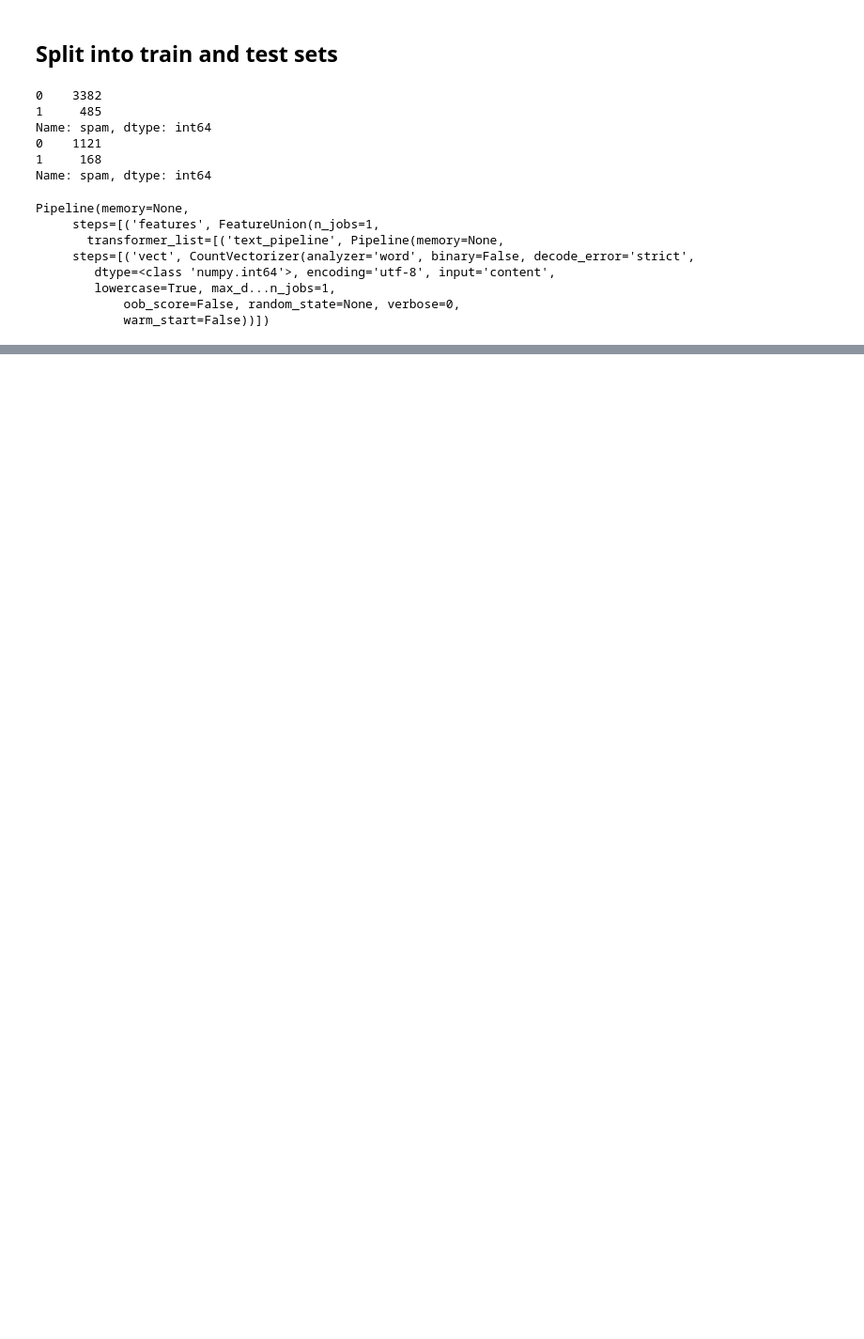
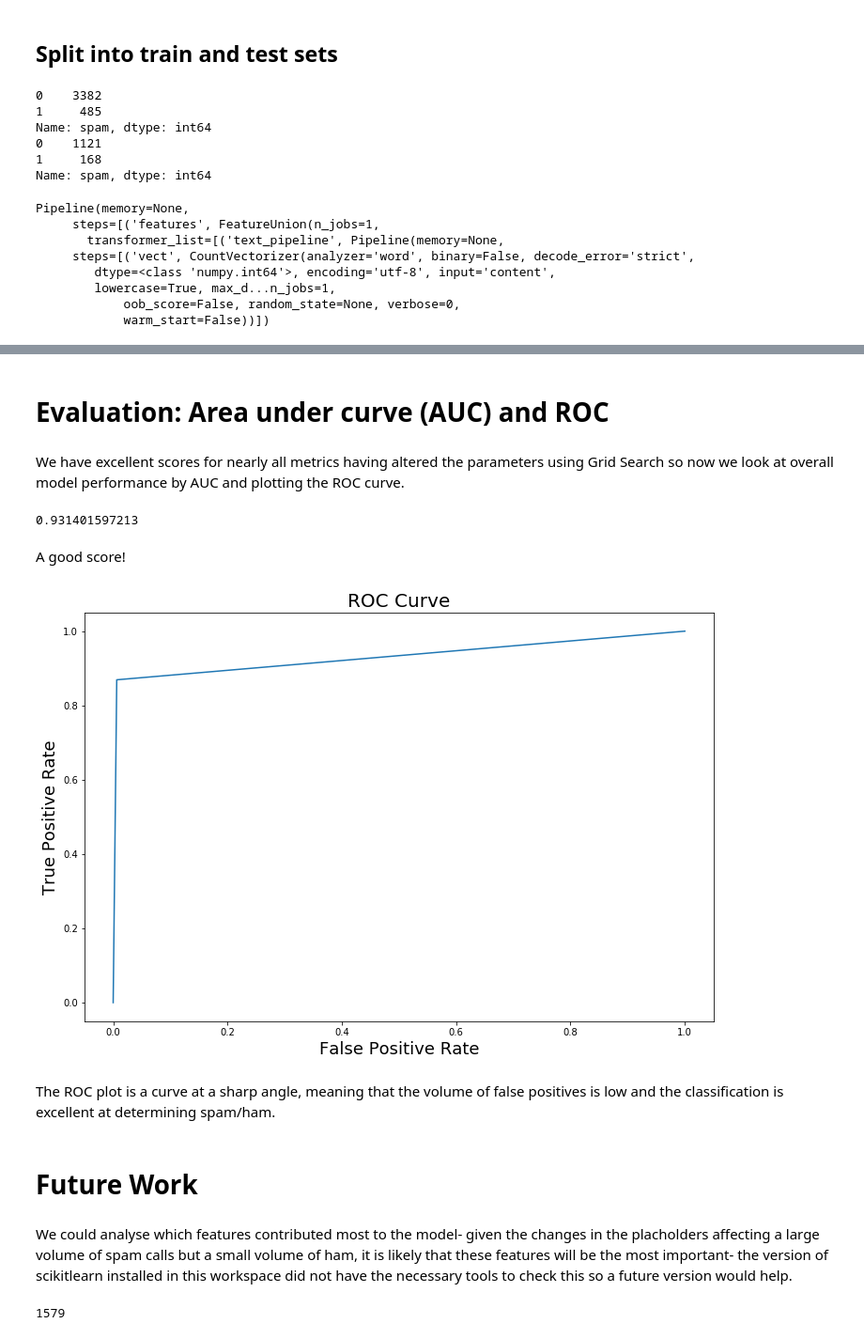
Before and after one commit to docju/capstone2, a Jupyter notebook: Capstone2.ipynb, the cells around one changed output, grey strips where cells are left out. Shown: that part at 94% size. Saved outputs shown, nothing was run; the diff lists cells and outputs as text; code cells hidden in the pictures; blank space fills up the shorter version.

```diff
--- a/Capstone2.ipynb
+++ b/Capstone2.ipynb
@@ -401,0 +616,11 @@ avg / total       0.97      0.97      0.97      1289
+# %%
+pipeline_tree=Pipeline([
+    ('features',FeatureUnion([
+        ('text_pipeline',Pipeline([
+            ('vect',CountVectorizer(tokenizer=tokenize)),
+            ('tfidf',TfidfTransformer())
+        ])),
+        ('sms_counts',smscounter())
+    ])),
+    ('clf',DecisionTreeClassifier())
+])
@@ -401,0 +648,11 @@ avg / total       0.97      0.97      0.97      1289
+# %%
+#choose parameters to put into gridsearch
+parameters= {
+    'features__text_pipeline__vect__ngram_range': ((1, 1), (1, 2)),
+    'features__text_pipeline__vect__min_df': [1, 5],
+    'features__text_pipeline__tfidf__use_idf':(True,False),
+    'clf__min_samples_leaf':(1,10)
+}
+# %%
+cv=GridSearchCV(pipeline_tree,param_grid=parameters,n_jobs=-1,cv=2)
+cv.fit(X_train,Y_train)
@@ -401,0 +703,38 @@ avg / total       0.97      0.97      0.97      1289
+# %% [markdown]
+# Evaluation: Area under curve (AUC) and ROC
+# %% [markdown]
+We have excellent scores for nearly all metrics having altered the parameters using Grid Search so now we look at overall model performance by AUC and plotting the ROC curve.
+# %%
+cv_probs=cv.predict_proba(X_test)
+
+pos_probs=cv_probs[:,1]
+
+# Calculate AUC score
+auc = roc_auc_score(Y_test, pos_probs)
+
+print(auc)
+# %% [output]
+0.931401597213
+# %% [markdown]
+A good score!
+# %%
+fpr, tpr, thresholds = roc_curve(Y_test, pos_probs, pos_label=1)
+
+fig, ax = plt.subplots(1, 1, figsize=[12,8])
+plt.plot(fpr, tpr)
+ax.set_title("ROC Curve", fontsize=20)
+ax.set_xlabel("False Positive Rate", fontsize=18)
+ax.set_ylabel("True Positive Rate", fontsize=18)
+plt.show()
+# %% [output]
+[figure, added]
+# %% [markdown]
+The ROC plot is a curve at a sharp angle, meaning that the volume of false positives is low and the classification is excellent at determining spam/ham.
+# %% [markdown]
+# Future Work
+# %% [markdown]
+We could analyse which features contributed most to the model- given the changes in the placholders affecting a large volume of spam calls but a small volume of ham, it is likely that these features will be the most important- the version of scikitlearn installed in this workspace did not have the necessary tools to check this so a future version would help.
+# %%
+len(cv.named_steps['clf'].tree_.compute_feature_importances(normalize=False))
+# %% [output]
+1579
```
Also changed, not shown: parts of 62 cells of this notebook.
